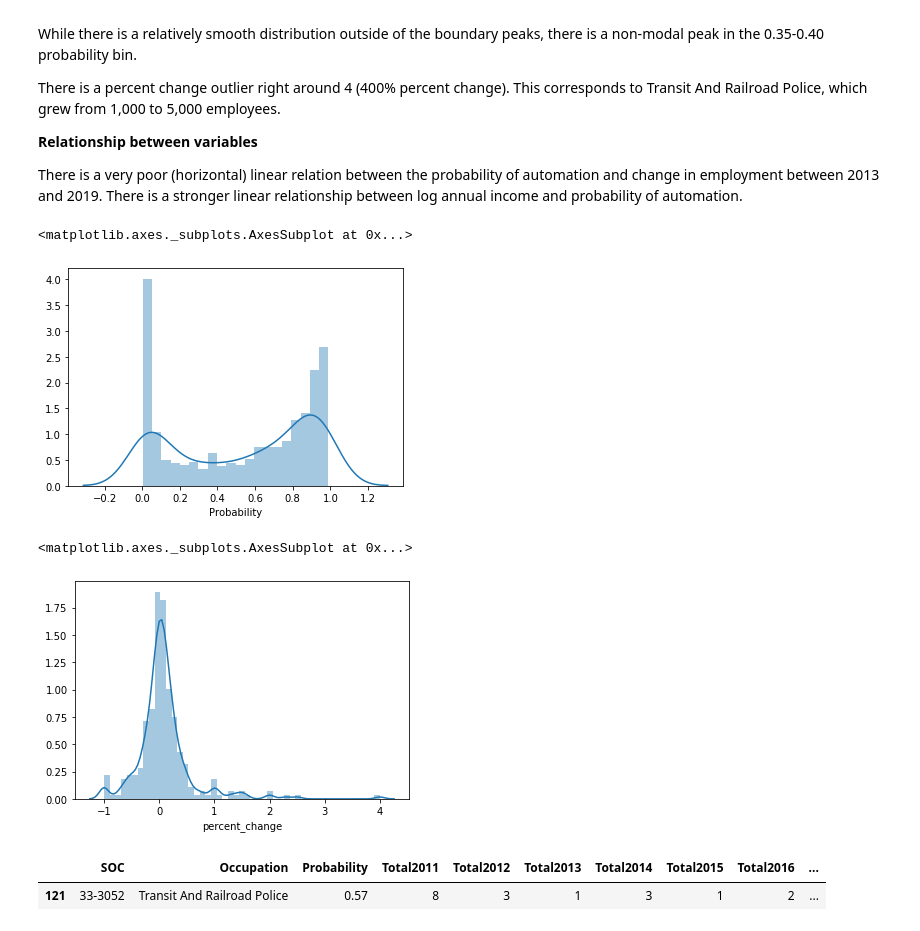
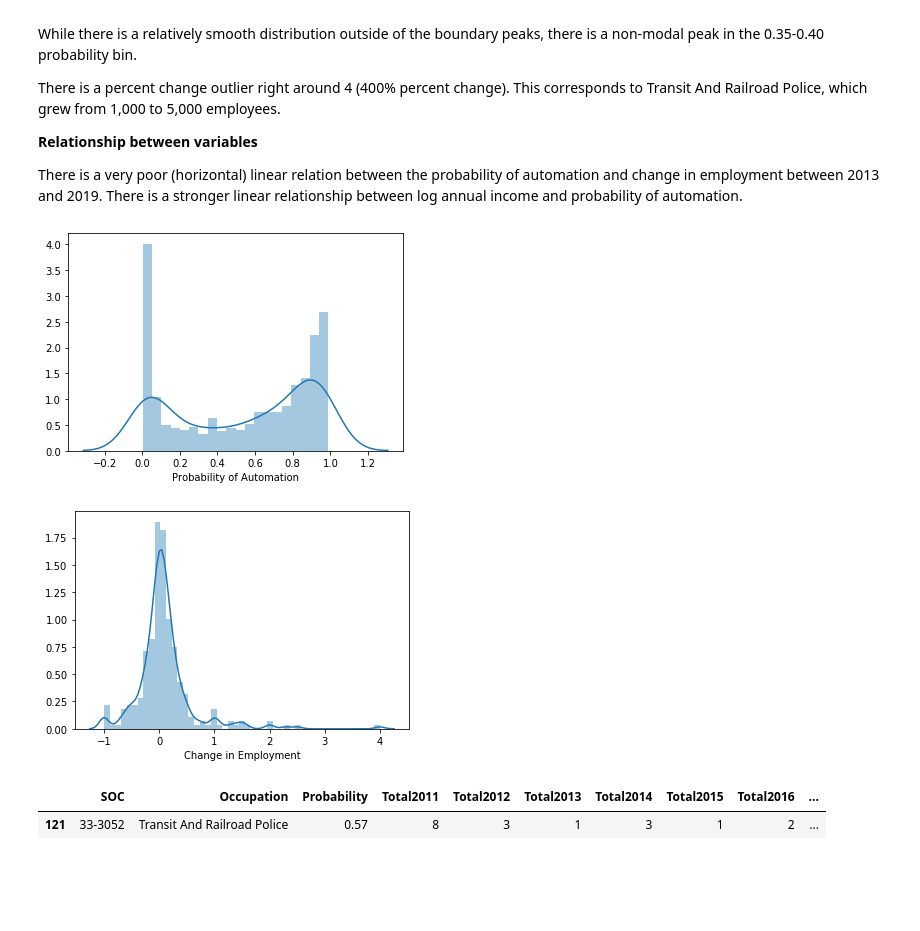
Before and after one commit to COGS108/group11_sp20, a Jupyter notebook: FinalProject_group11.ipynb, the cells around one changed output. Saved outputs shown, nothing was run; the diff lists cells and outputs as text; code cells hidden in the pictures; blank space fills up the shorter version.

```diff
--- a/FinalProject_group11.ipynb
+++ b/FinalProject_group11.ipynb
@@ -305,15 +307,17 @@ There is a very poor (horizontal) linear relation between the probability of aut
 # %%
 # Distribution of probability of automation
 sns.distplot(df_prob_m.Probability, bins=20)
+plt.xlabel('Probability of Automation')
+plt.show()
 # %% [output]
-<matplotlib.axes._subplots.AxesSubplot at 0x...>
-[figure, old version]
+[figure, new version]
 # %%
 # Distribution of percent change in employment
 sns.distplot(df_prob_m_trim.percent_change)
+plt.xlabel('Change in Employment')
+plt.show()
 # %% [output]
-<matplotlib.axes._subplots.AxesSubplot at 0x...>
-[figure, old version]
+[figure, new version]
 # %%
 # Investigate outlier
 df_prob_m_trim[df_prob_m_trim.percent_change >= 3.5]
```
Also changed, not shown: parts of 16 cells of this notebook.
